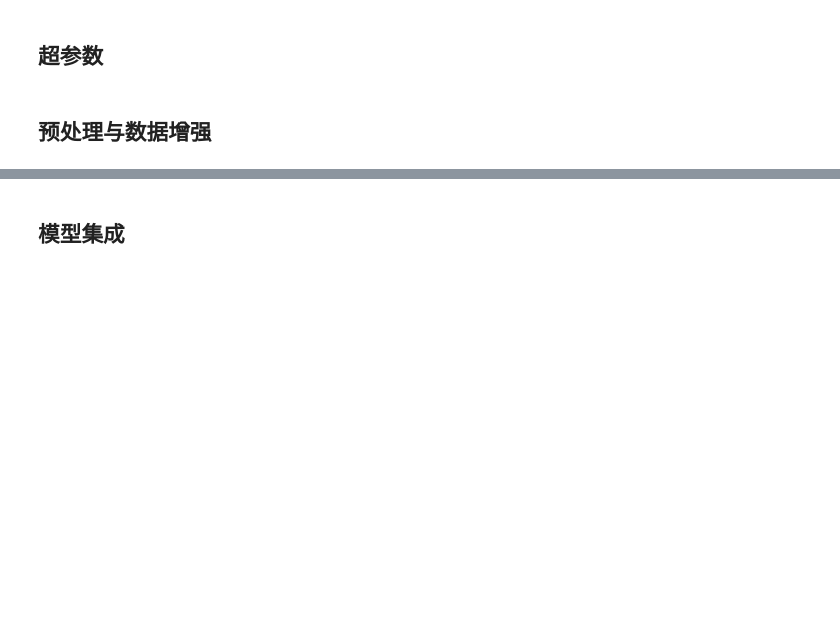
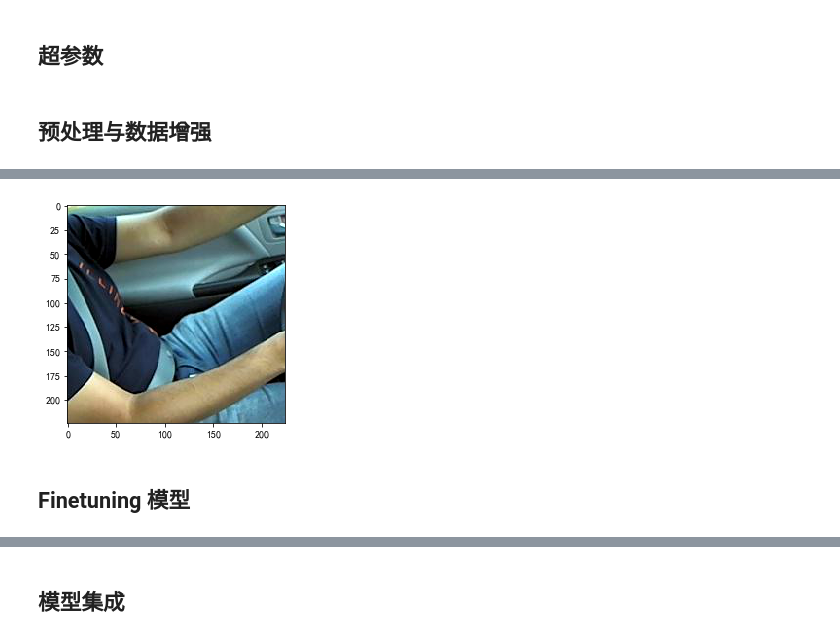
Before and after one commit to NiuCoder/distracted_driver_detection, a Jupyter notebook: distracted_driver_detection_torch.ipynb, the cells around one changed output, grey strips where cells are left out. Cells and saved outputs as stored; diff of their text form; code cells hidden in the pictures; blank space fills up the shorter version.

```diff
--- a/distracted_driver_detection_torch.ipynb
+++ b/distracted_driver_detection_torch.ipynb
@@ -162,9 +169,12 @@ transform_aug = transforms.Compose([
 # %%
 class SplitTrainingDataset(torch.utils.data.Dataset):
-    def __init__(self, img_path, split_img_list,tSet=False):
+    def __init__(self, img_path, split_img_list, tSet=False):
         self.img_path = img_path
-        self.class_names = list(set(driver_image_lists['classname'])).sort()
+        classnames = list(set(driver_image_lists['classname']))
+        classnames.sort()
+        self.class_names = classnames
         self.split_img_list = split_img_list
+        self.tSet = tSet
         super(SplitTrainingDataset, self).__init__()
 
     def __len__(self):
@@ -172,13 +182,13 @@ class SplitTrainingDataset(torch.utils.data.Dataset):
 
     def __getitem__(self, i):
         img_name = self.split_img_list[i]
-        class_name = driver_image_lists[driver_image_lists['img']==imgname]['classname'].values[0]
+        class_name = driver_image_lists[driver_image_lists['img']==img_name]['classname'].values[0]
         path = os.path.join(self.img_path,class_name,img_name)
-        img = Image.open(path)
+        img = Image.open(path).convert('RGB')
         if self.tSet:
-            self.transfrom = transform_aug
+            self.transform = transform_aug
         else:
             self.transform = transform_normal
         img = self.transform(img)
         label = self.class_names.index(class_name)
-        return img, label
+        return img,label
@@ -184,0 +227,7 @@ class SplitTrainingDataset(torch.utils.data.Dataset):
+# %%
+image,label = next(iter(dataloader2))
+imshow(image[0])
+# %% [output]
+[figure, added]
+# %% [markdown]
+## Finetuning 模型
```
Also changed, not shown: parts of 22 cells of this notebook.
